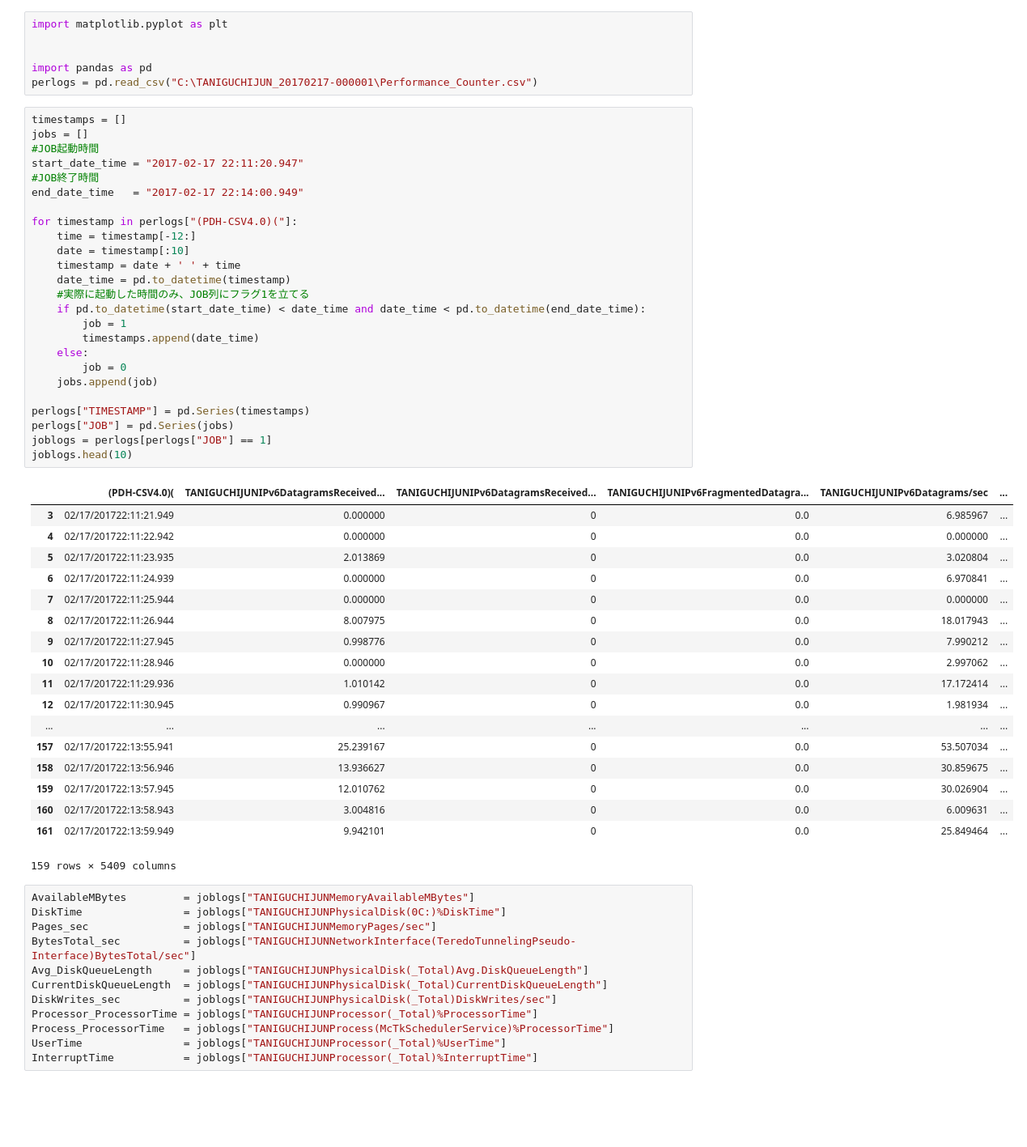
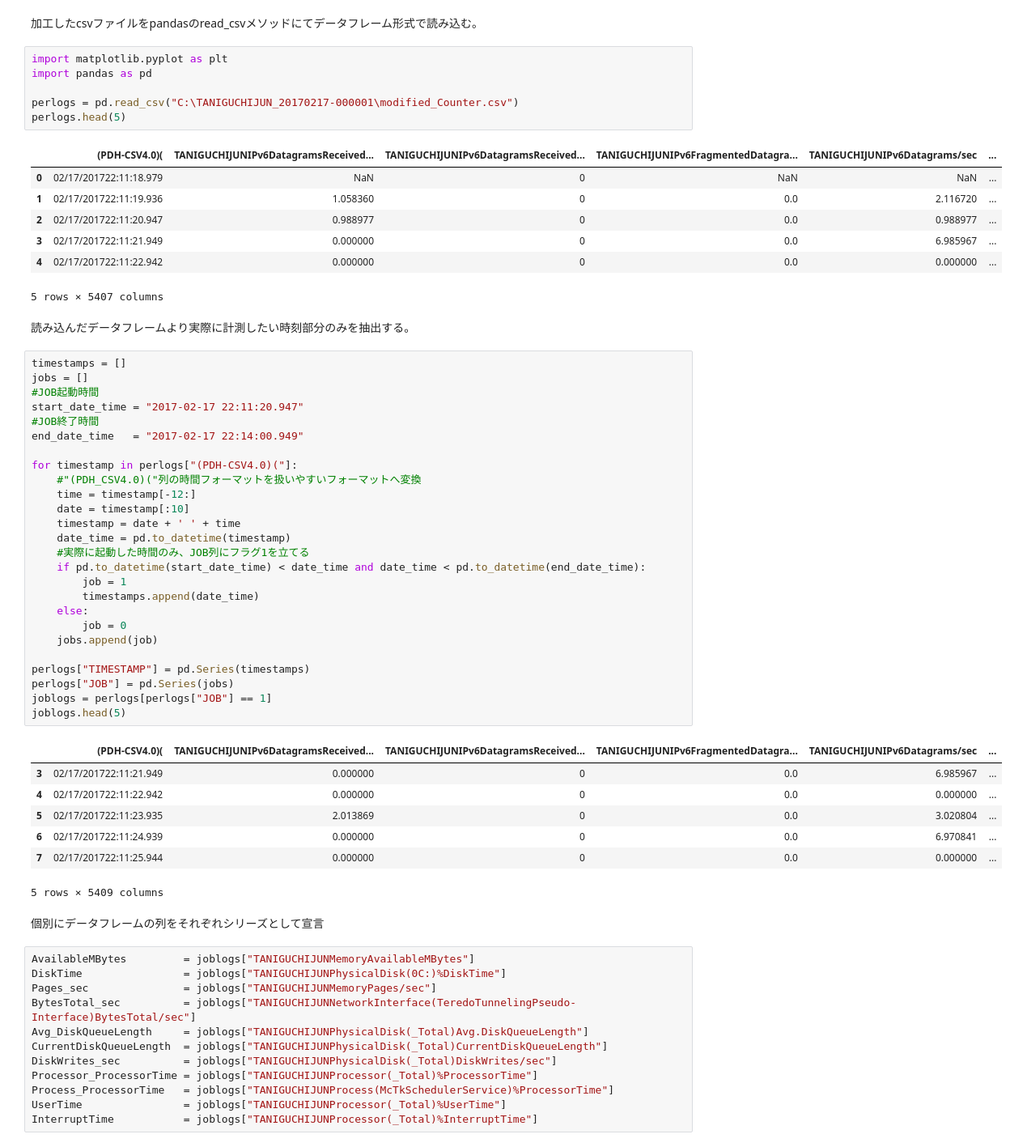
Before and after one commit to junTaniguchi/python, a Jupyter notebook: perflog_plot.ipynb, the cells around one changed output. Shown at 81% size. Saved outputs shown, nothing was run; the diff lists cells and outputs as text; blank space fills up the shorter version.

```diff
--- a/perflog_plot.ipynb
+++ b/perflog_plot.ipynb
@@ -8,53 +19,57 @@ relog localhost_000001.blg -o localhost_000001.csv -f CSV
+# %% [markdown]
+加工したcsvファイルをpandasのread_csvメソッドにてデータフレーム形式で読み込む。
 # %%
 import matplotlib.pyplot as plt
+import pandas as pd
 
-
-import pandas as pd
-perlogs = pd.read_csv("C:\TANIGUCHIJUN_20170217-000001\Performance_Counter.csv")
+perlogs = pd.read_csv("C:\TANIGUCHIJUN_20170217-000001\modified_Counter.csv")
+perlogs.head(5)
+# %% [output]
+|  | (PDH-CSV4.0)( | TANIGUCHIJUNIPv6DatagramsReceived... | TANIGUCHIJUNIPv6DatagramsReceived... | TANIGUCHIJUNIPv6FragmentedDatagra... | TANIGUCHIJUNIPv6Datagrams/sec | ... |
+| 0 | 02/17/201722:11:18.979 | NaN | 0 | NaN | NaN | ... |
+| 1 | 02/17/201722:11:19.936 | 1.058360 | 0 | 0.0 | 2.116720 | ... |
+| 2 | 02/17/201722:11:20.947 | 0.988977 | 0 | 0.0 | 0.988977 | ... |
+| 3 | 02/17/201722:11:21.949 | 0.000000 | 0 | 0.0 | 6.985967 | ... |
+| 4 | 02/17/201722:11:22.942 | 0.000000 | 0 | 0.0 | 0.000000 | ... |
+5 rows × 5407 columns
+# %% [markdown]
+読み込んだデータフレームより実際に計測したい時刻部分のみを抽出する。
 # %%
 timestamps = []
 jobs = []
 #JOB起動時間
 start_date_time = "2017-02-17 22:11:20.947"
 #JOB終了時間
 end_date_time   = "2017-02-17 22:14:00.949"
 
 for timestamp in perlogs["(PDH-CSV4.0)("]:
+    #"(PDH_CSV4.0)("列の時間フォーマットを扱いやすいフォーマットへ変換
     time = timestamp[-12:]
     date = timestamp[:10]
     timestamp = date + ' ' + time
     date_time = pd.to_datetime(timestamp)
     #実際に起動した時間のみ、JOB列にフラグ1を立てる
     if pd.to_datetime(start_date_time) < date_time and date_time < pd.to_datetime(end_date_time):
         job = 1
         timestamps.append(date_time)
     else:
         job = 0
     jobs.append(job)
 
 perlogs["TIMESTAMP"] = pd.Series(timestamps)
 perlogs["JOB"] = pd.Series(jobs)
 joblogs = perlogs[perlogs["JOB"] == 1]
-joblogs.head(10)
+joblogs.head(5)
 # %% [output]
 |  | (PDH-CSV4.0)( | TANIGUCHIJUNIPv6DatagramsReceived... | TANIGUCHIJUNIPv6DatagramsReceived... | TANIGUCHIJUNIPv6FragmentedDatagra... | TANIGUCHIJUNIPv6Datagrams/sec | ... |
 | 3 | 02/17/201722:11:21.949 | 0.000000 | 0 | 0.0 | 6.985967 | ... |
 | 4 | 02/17/201722:11:22.942 | 0.000000 | 0 | 0.0 | 0.000000 | ... |
 | 5 | 02/17/201722:11:23.935 | 2.013869 | 0 | 0.0 | 3.020804 | ... |
 | 6 | 02/17/201722:11:24.939 | 0.000000 | 0 | 0.0 | 6.970841 | ... |
 | 7 | 02/17/201722:11:25.944 | 0.000000 | 0 | 0.0 | 0.000000 | ... |
-| 8 | 02/17/201722:11:26.944 | 8.007975 | 0 | 0.0 | 18.017943 | ... |
-| 9 | 02/17/201722:11:27.945 | 0.998776 | 0 | 0.0 | 7.990212 | ... |
-| 10 | 02/17/201722:11:28.946 | 0.000000 | 0 | 0.0 | 2.997062 | ... |
-| 11 | 02/17/201722:11:29.936 | 1.010142 | 0 | 0.0 | 17.172414 | ... |
-| 12 | 02/17/201722:11:30.945 | 0.990967 | 0 | 0.0 | 1.981934 | ... |
-| ... | ... | ... | ... | ... | ... | ... |
-| 157 | 02/17/201722:13:55.941 | 25.239167 | 0 | 0.0 | 53.507034 | ... |
-| 158 | 02/17/201722:13:56.946 | 13.936627 | 0 | 0.0 | 30.859675 | ... |
-| 159 | 02/17/201722:13:57.945 | 12.010762 | 0 | 0.0 | 30.026904 | ... |
-| 160 | 02/17/201722:13:58.943 | 3.004816 | 0 | 0.0 | 6.009631 | ... |
-| 161 | 02/17/201722:13:59.949 | 9.942101 | 0 | 0.0 | 25.849464 | ... |
-159 rows × 5409 columns
+5 rows × 5409 columns
+# %% [markdown]
+個別にデータフレームの列をそれぞれシリーズとして宣言
 # %%
 AvailableMBytes         = joblogs["TANIGUCHIJUNMemoryAvailableMBytes"]
 DiskTime                = joblogs["TANIGUCHIJUNPhysicalDisk(0C:)%DiskTime"]
```
Also changed, not shown: parts of 12 cells of this notebook.
